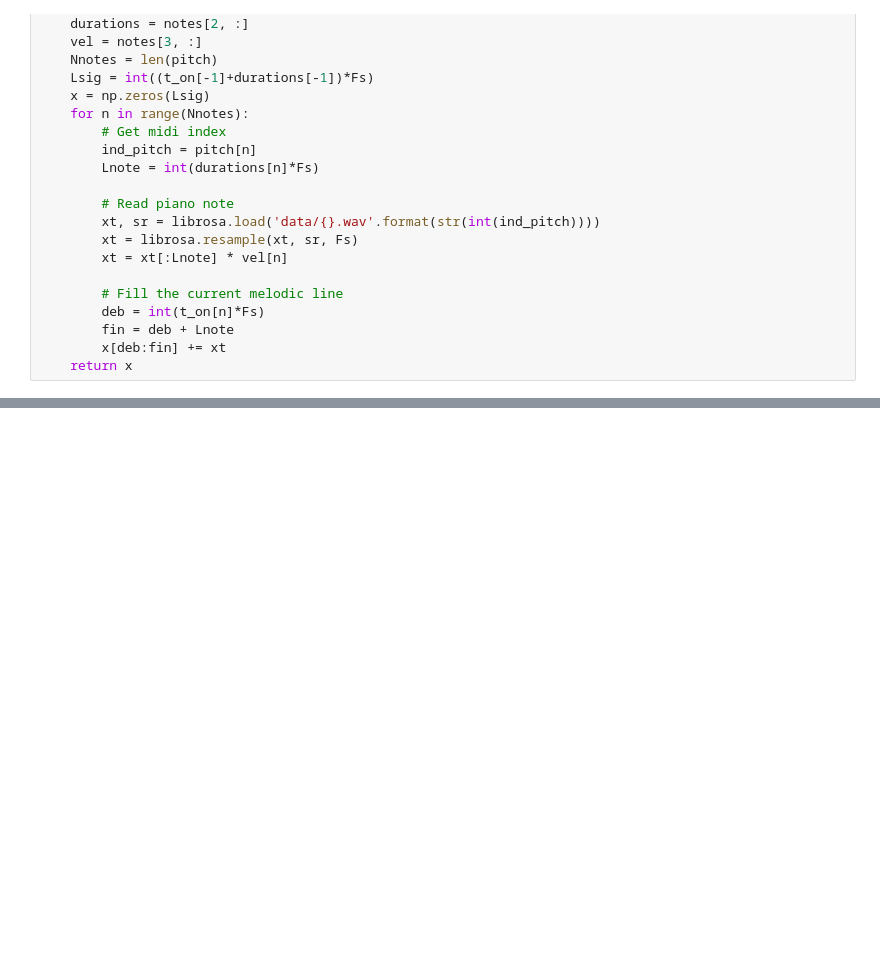
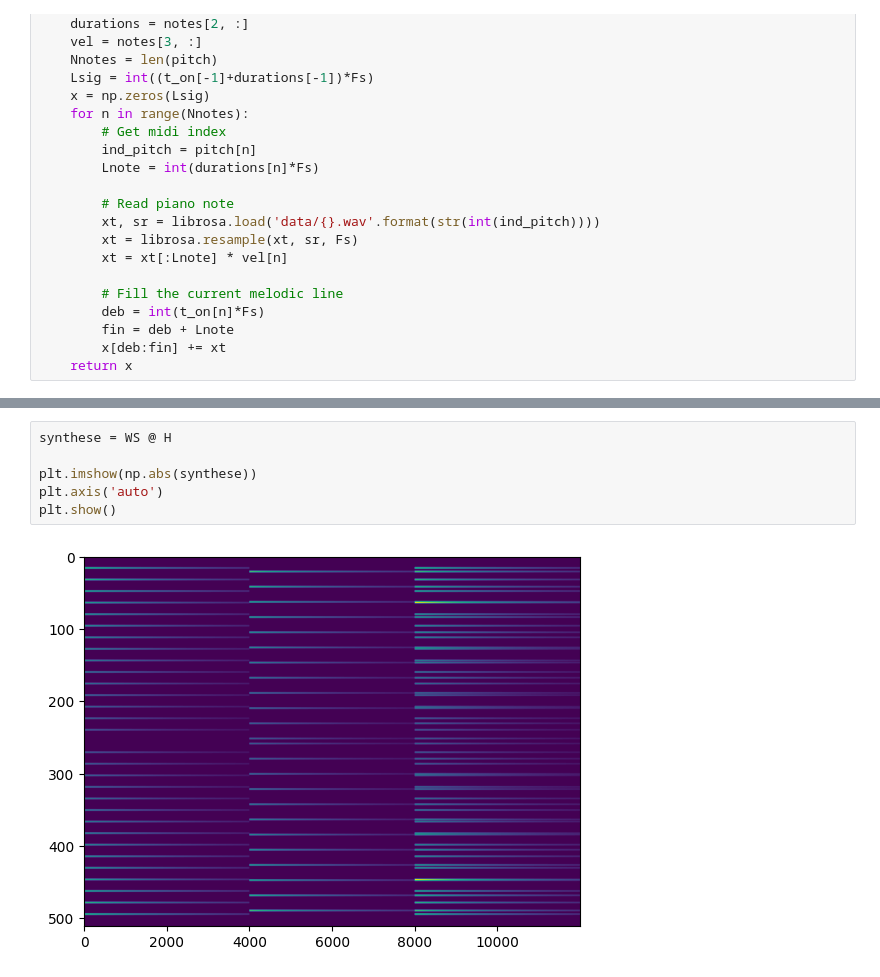
Before and after one commit to LouisLalay/Traitement-du-Signal, a Jupyter notebook: TP NMF/NMF_TP.ipynb, the cells around one changed output, grey strips where cells are left out. Drawn from its saved outputs; the diff is of its cells as text; blank space fills up the shorter version.

```diff
--- a/TP NMF/NMF_TP.ipynb
+++ b/TP NMF/NMF_TP.ipynb
@@ -90,0 +219,8 @@ def build_signal(notes, Fs):
+# %%
+synthese = WS @ H
+
+plt.imshow(np.abs(synthese))
+plt.axis('auto')
+plt.show()
+# %% [output]
+[figure, added]
```
Also changed, not shown: parts of 11 cells of this notebook.
